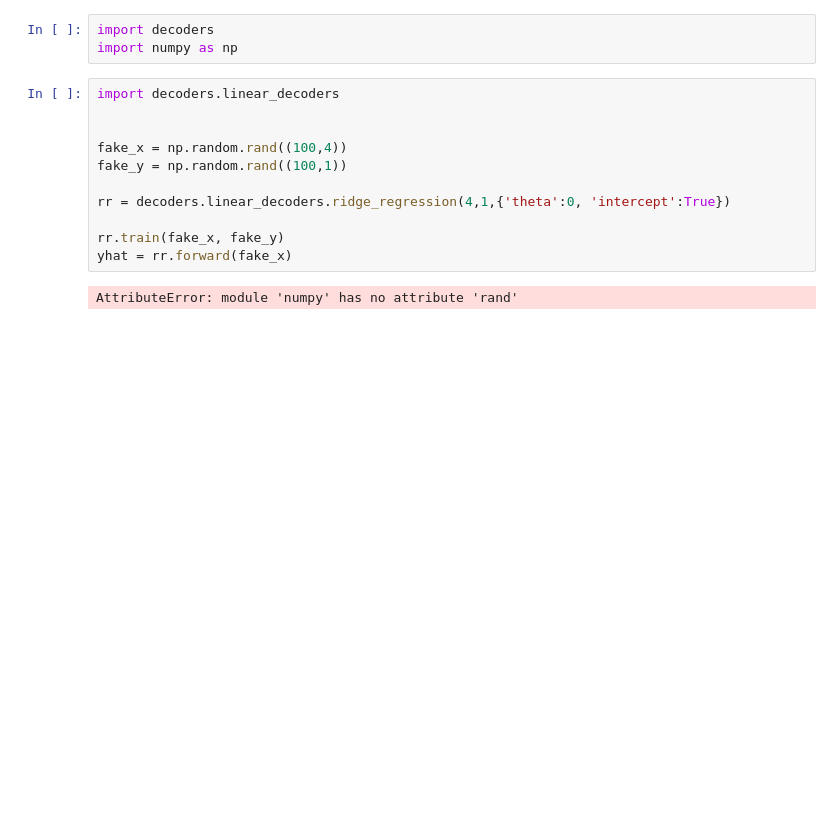
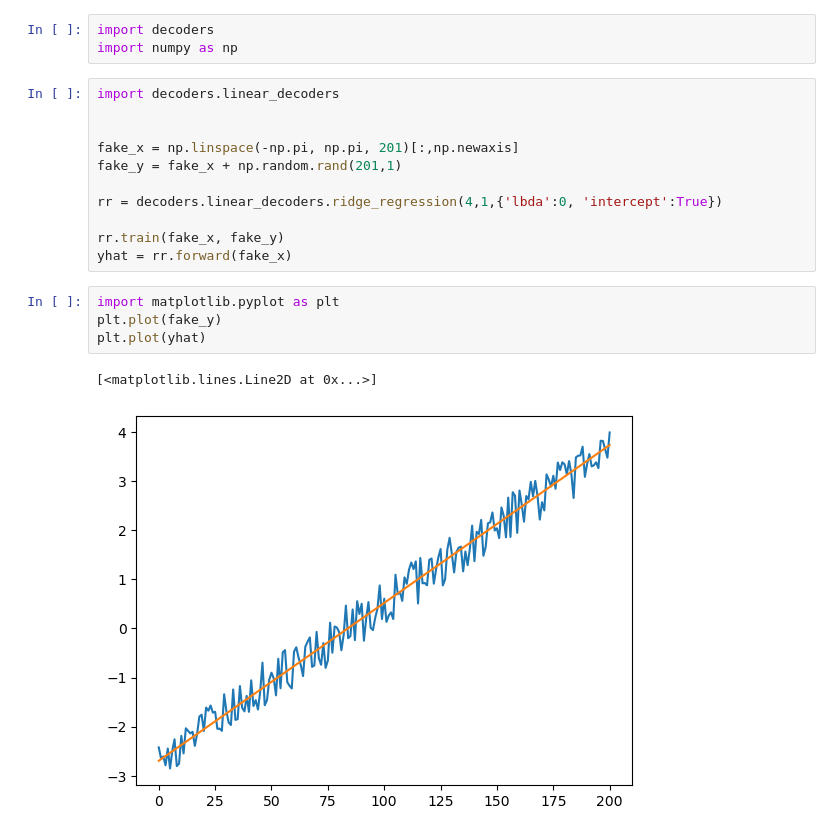
Before and after one commit to chesteklab/neural_decoding, a Jupyter notebook: testing.ipynb, the cells around one changed output. Drawn from its saved outputs; the diff is of its cells as text; blank space fills up the shorter version.

```diff
--- a/testing.ipynb
+++ b/testing.ipynb
@@ -7,12 +7,17 @@ import numpy as np
 import decoders.linear_decoders
 
 
-fake_x = np.random.rand((100,4))
-fake_y = np.random.rand((100,1))
+fake_x = np.linspace(-np.pi, np.pi, 201)[:,np.newaxis]
+fake_y = fake_x + np.random.rand(201,1)
 
-rr = decoders.linear_decoders.ridge_regression(4,1,{'theta':0, 'intercept':True})
+rr = decoders.linear_decoders.ridge_regression(4,1,{'lbda':0, 'intercept':True})
 
 rr.train(fake_x, fake_y)
 yhat = rr.forward(fake_x)
-# %% [output]
-AttributeError: module 'numpy' has no attribute 'rand'
+# %%
+import matplotlib.pyplot as plt
+plt.plot(fake_y)
+plt.plot(yhat)
+# %% [output]
+[<matplotlib.lines.Line2D at 0x...>]
+[figure, added]
```
